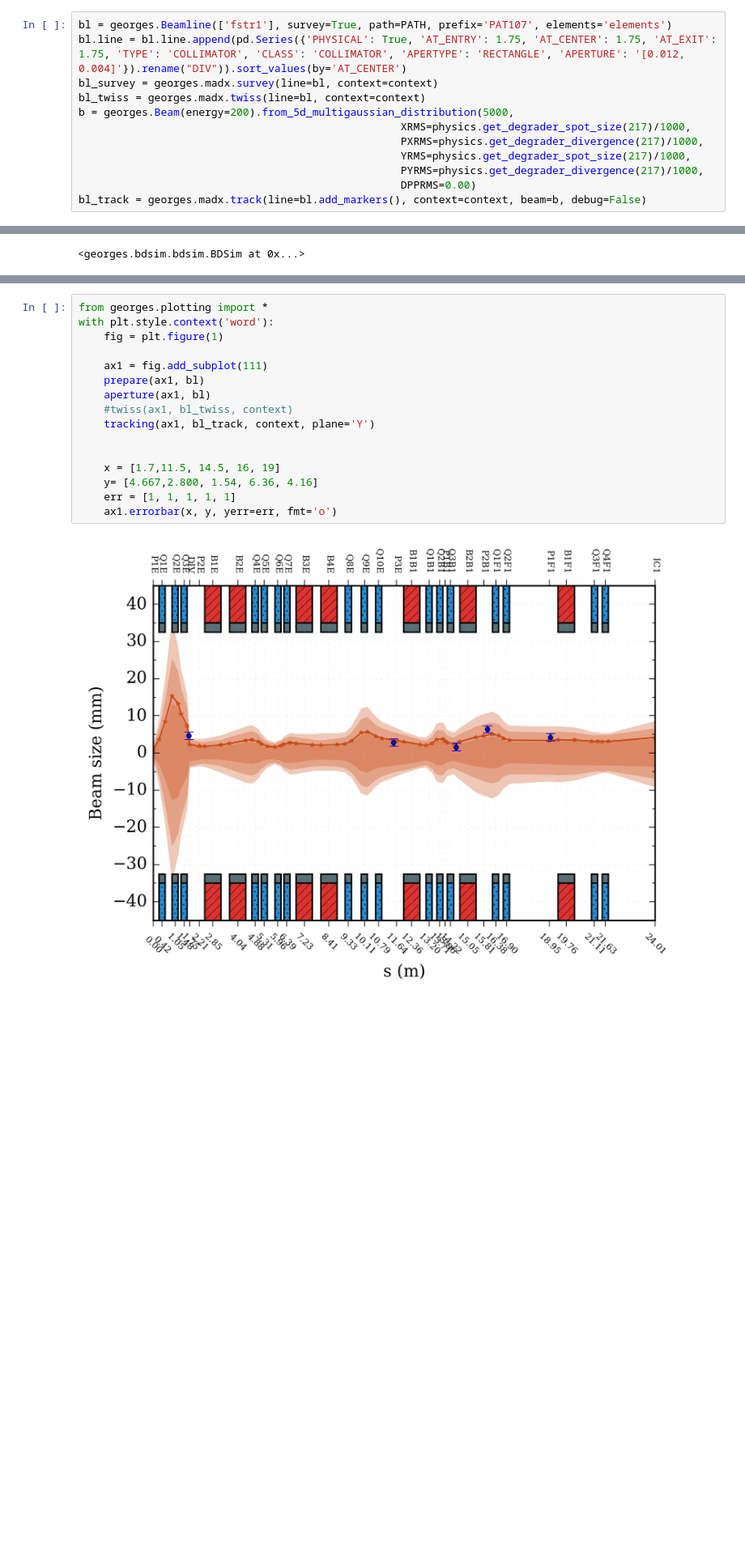
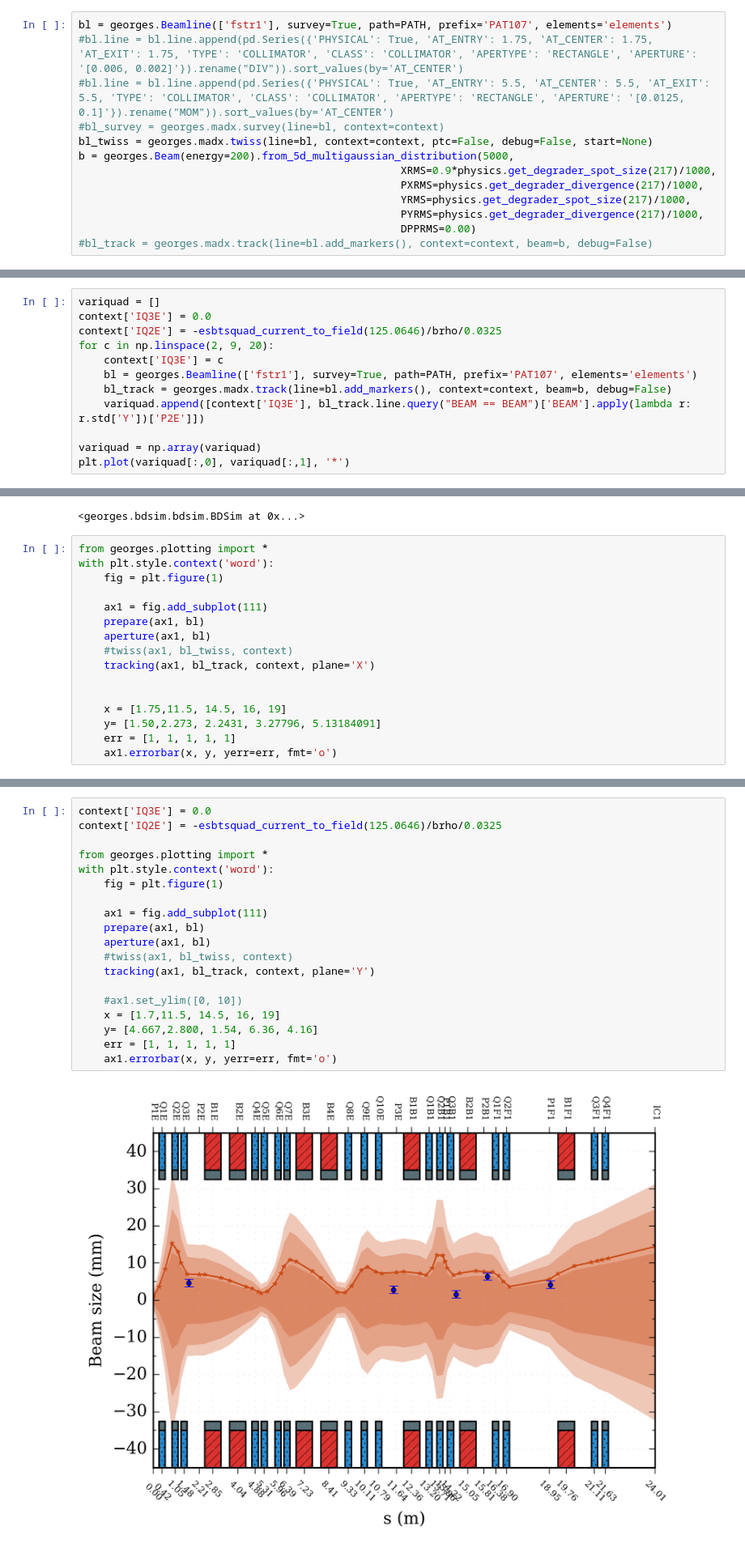
Before and after one commit to ULB-Metronu/georges, a Jupyter notebook: examples/Example Georges.ipynb, the cells around one changed output, grey strips where cells are left out. Shown: that part at 81% size. Drawn from its saved outputs; the diff is of its cells as text; blank space fills up the shorter version.

```diff
--- a/examples/Example Georges.ipynb
+++ b/examples/Example Georges.ipynb
@@ -77,12 +92,13 @@ context = {
 # %%
 bl = georges.Beamline(['fstr1'], survey=True, path=PATH, prefix='PAT107', elements='elements')
-bl.line = bl.line.append(pd.Series({'PHYSICAL': True, 'AT_ENTRY': 1.75, 'AT_CENTER': 1.75, 'AT_EXIT': 1.75, 'TYPE': 'COLLIMATOR', 'CLASS': 'COLLIMATOR', 'APERTYPE': 'RECTANGLE', 'APERTURE': '[0.012, 0.004]'}).rename("DIV")).sort_values(by='AT_CENTER')
-bl_survey = georges.madx.survey(line=bl, context=context)
-bl_twiss = georges.madx.twiss(line=bl, context=context)
+#bl.line = bl.line.append(pd.Series({'PHYSICAL': True, 'AT_ENTRY': 1.75, 'AT_CENTER': 1.75, 'AT_EXIT': 1.75, 'TYPE': 'COLLIMATOR', 'CLASS': 'COLLIMATOR', 'APERTYPE': 'RECTANGLE', 'APERTURE': '[0.006, 0.002]'}).rename("DIV")).sort_values(by='AT_CENTER')
+#bl.line = bl.line.append(pd.Series({'PHYSICAL': True, 'AT_ENTRY': 5.5, 'AT_CENTER': 5.5, 'AT_EXIT': 5.5, 'TYPE': 'COLLIMATOR', 'CLASS': 'COLLIMATOR', 'APERTYPE': 'RECTANGLE', 'APERTURE': '[0.0125, 0.1]'}).rename("MOM")).sort_values(by='AT_CENTER')
+#bl_survey = georges.madx.survey(line=bl, context=context)
+bl_twiss = georges.madx.twiss(line=bl, context=context, ptc=False, debug=False, start=None)
 b = georges.Beam(energy=200).from_5d_multigaussian_distribution(5000,
-                                                   XRMS=physics.get_degrader_spot_size(217)/1000,
+                                                   XRMS=0.9*physics.get_degrader_spot_size(217)/1000,
                                                    PXRMS=physics.get_degrader_divergence(217)/1000,
                                                    YRMS=physics.get_degrader_spot_size(217)/1000,
                                                    PYRMS=physics.get_degrader_divergence(217)/1000,
                                                    DPPRMS=0.00)
-bl_track = georges.madx.track(line=bl.add_markers(), context=context, beam=b, debug=False)
+#bl_track = georges.madx.track(line=bl.add_markers(), context=context, beam=b, debug=False)
@@ -88,0 +135,12 @@ bl_track = georges.madx.track(line=bl.add_markers(), context=context, beam=b, de
+# %%
+variquad = []
+context['IQ3E'] = 0.0
+context['IQ2E'] = -esbtsquad_current_to_field(125.0646)/brho/0.0325
+for c in np.linspace(2, 9, 20):
+    context['IQ3E'] = c
+    bl = georges.Beamline(['fstr1'], survey=True, path=PATH, prefix='PAT107', elements='elements')
+    bl_track = georges.madx.track(line=bl.add_markers(), context=context, beam=b, debug=False)
+    variquad.append([context['IQ3E'], bl_track.line.query("BEAM == BEAM")['BEAM'].apply(lambda r: r.std['Y'])['P2E']])
+
+variquad = np.array(variquad)
+plt.plot(variquad[:,0], variquad[:,1], '*')
@@ -93,3 +154,19 @@ bdsim.run({})
 #bdsim.print_input()
 # %% [output]
 <georges.bdsim.bdsim.BDSim at 0x...>
+# %%
+from georges.plotting import *
+with plt.style.context('word'):
+    fig = plt.figure(1)
+
+    ax1 = fig.add_subplot(111)
+    prepare(ax1, bl)
+    aperture(ax1, bl)
+    #twiss(ax1, bl_twiss, context)
+    tracking(ax1, bl_track, context, plane='X')
+
+
+    x = [1.75,11.5, 14.5, 16, 19]
+    y= [1.50,2.273, 2.2431, 3.27796, 5.13184091]
+    err = [1, 1, 1, 1, 1]
+    ax1.errorbar(x, y, yerr=err, fmt='o')
@@ -96,21 +175,24 @@ bdsim.run({})
 # %%
+context['IQ3E'] = 0.0
+context['IQ2E'] = -esbtsquad_current_to_field(125.0646)/brho/0.0325
+
 from georges.plotting import *
 with plt.style.context('word'):
     fig = plt.figure(1)
 
     ax1 = fig.add_subplot(111)
     prepare(ax1, bl)
     aperture(ax1, bl)
     #twiss(ax1, bl_twiss, context)
     tracking(ax1, bl_track, context, plane='Y')
 
-
+    #ax1.set_ylim([0, 10])
     x = [1.7,11.5, 14.5, 16, 19]
     y= [4.667,2.800, 1.54, 6.36, 4.16]
     err = [1, 1, 1, 1, 1]
     ax1.errorbar(x, y, yerr=err, fmt='o')
 # %% [output]
-[figure, old version]
+[figure, new version]
 # %%
 import numpy as np
 data = pd.read_csv("/Users/chernals/Ranges.csv", index_col='range')
```
Also changed, not shown: parts of 15 cells of this notebook, 5 other files.
